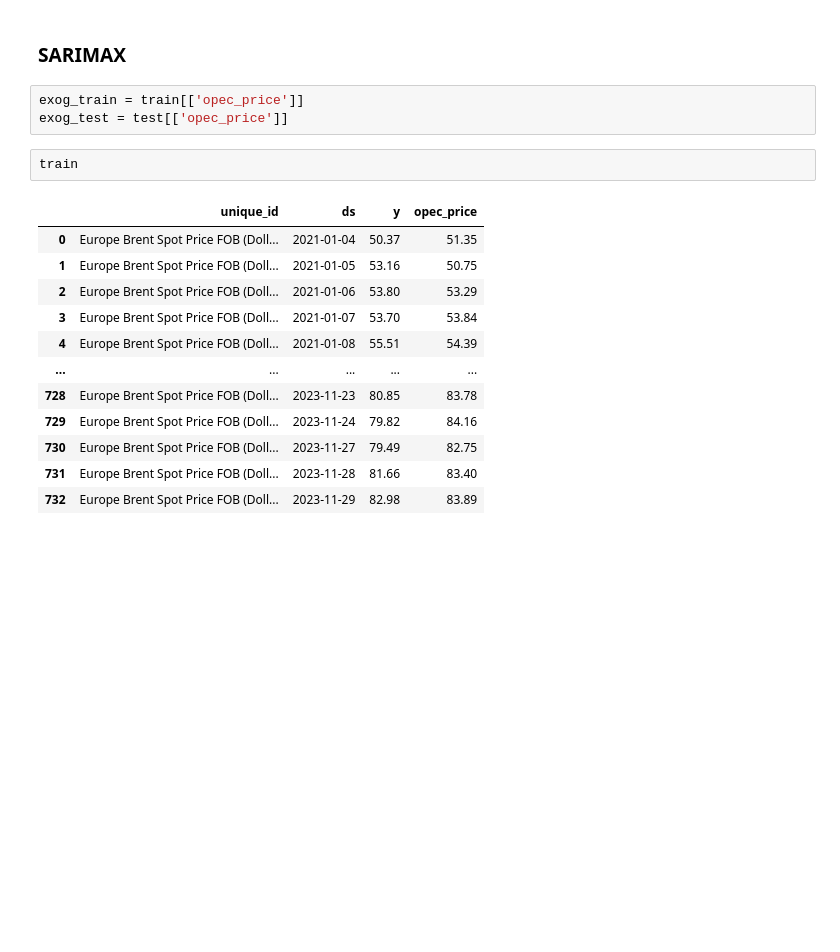
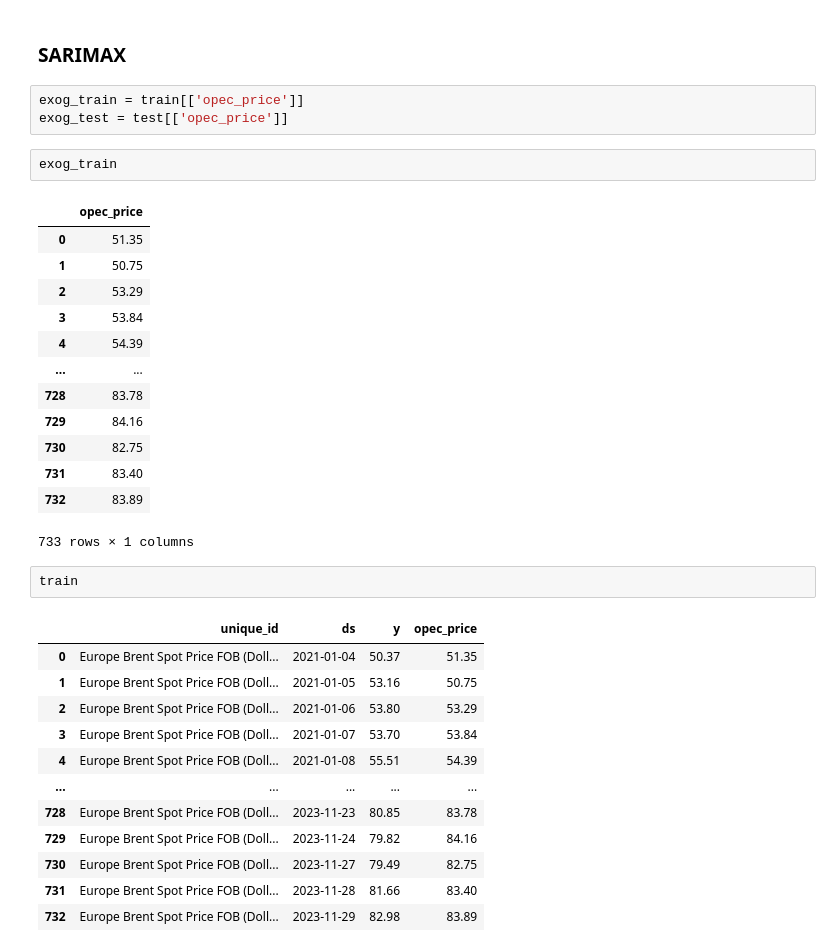
Before and after one commit to jessibmoura/PetroleumPricePrediction, a Jupyter notebook: notebooks/06-test-models.ipynb, the cells around one changed output. Drawn from its saved outputs; the diff is of its cells as text; blank space fills up the shorter version.

```diff
--- a/notebooks/06-test-models.ipynb
+++ b/notebooks/06-test-models.ipynb
@@ -218,6 +218,22 @@ Horizonte: 20
 # %%
 exog_train = train[['opec_price']]
 exog_test = test[['opec_price']]
+# %%
+exog_train
+# %% [output]
+|  | opec_price |
+| 0 | 51.35 |
+| 1 | 50.75 |
+| 2 | 53.29 |
+| 3 | 53.84 |
+| 4 | 54.39 |
+| ... | ... |
+| 728 | 83.78 |
+| 729 | 84.16 |
+| 730 | 82.75 |
+| 731 | 83.40 |
+| 732 | 83.89 |
+733 rows × 1 columns
 # %%
 train
 # %% [output]
```
Also changed, not shown: parts of 1 cell of this notebook, 15 other files.
